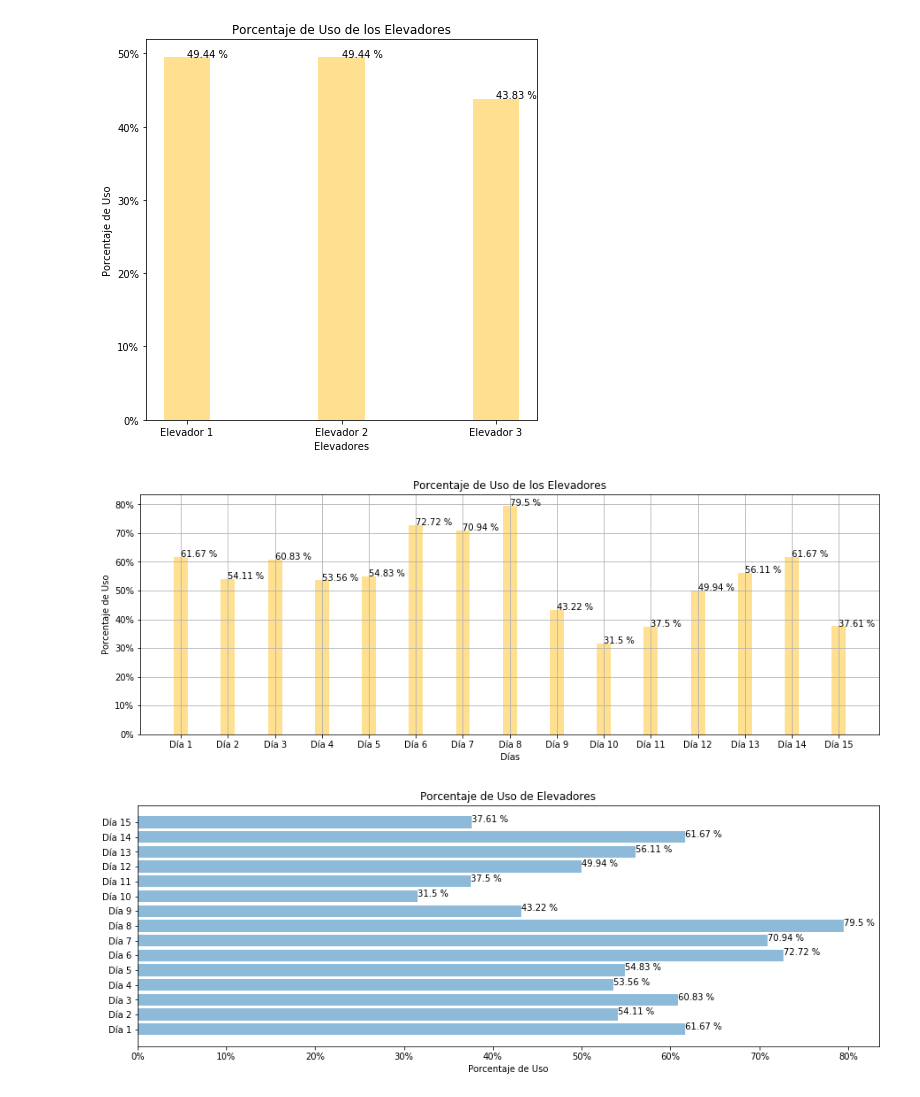
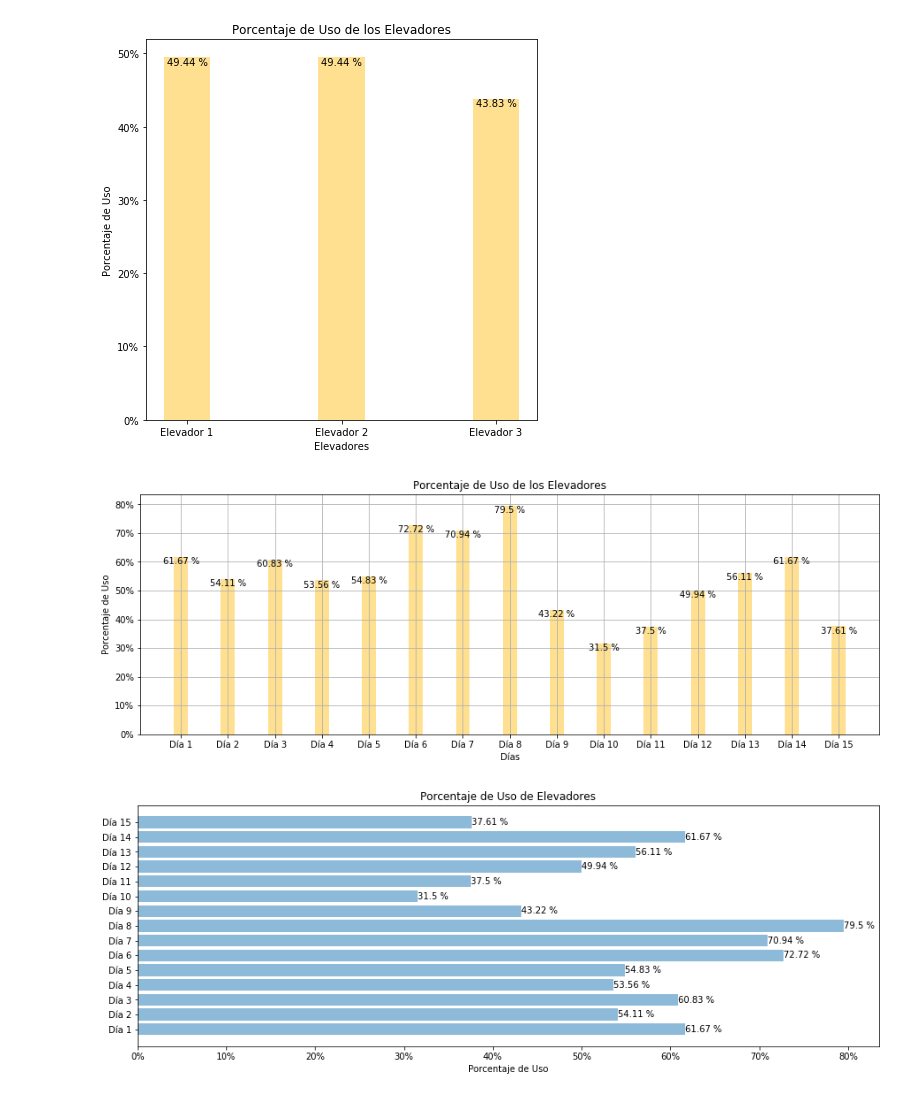
Before and after one commit to ivanjavierparra/tp-final-mys-taller-mecanico, a Jupyter notebook: Graficos.ipynb, the cells around one changed output. Cells and saved outputs as stored; diff of their text form; code cells hidden in the pictures.

```diff
--- a/Graficos.ipynb
+++ b/Graficos.ipynb
@@ -101,7 +101,9 @@ ax.yaxis.set_major_formatter(PercentFormatter(xmax=100))
 
 # esto le pone a cada bar el valor que posee
 for a,b in zip(elevadores, dataset):
-    plt.text(a, b, str(b) + " %")
+    plt.text(a, b, str(b) + " %",verticalalignment='top',horizontalalignment='center')
+
+
 
 
 
@@ -119,7 +121,7 @@ plt.ylabel("Porcentaje de Uso")
 
 plt.show()
 # %% [output]
-[figure, old version]
+[figure, new version]
 # %%
 ############ GRÁFICO 2 - Opción 1 ############
 
@@ -150,36 +152,36 @@ ax.yaxis.set_major_formatter(PercentFormatter(xmax=100))
 
 # esto le pone a cada bar el valor que posee
 for a,b in zip(date, dataset):
-    plt.text(a, b, str(b) + " %")
+    plt.text(a, b, str(b) + " %",verticalalignment='top',horizontalalignment='center')
 
 
 # Creo el grafico de barras
 plt.bar(date,dataset,color='#FFC222',width=0.30, alpha=0.5)
 labels = []
 for i in range(DIAS):
     j = i + 1
     labels.append("Día {0}".format(j))
 plt.xticks(date,labels)
 
 
 
 
 
 # titulos
 
 plt.title("Porcentaje de Uso de los Elevadores")
 plt.xlabel("Días")
 plt.ylabel("Porcentaje de Uso")
 
 #plt.figure(figsize=(100,100))
 
 #plt.savefig('fig1.png', dpi = 300)
 # seteo los
 plt.grid()
 
 plt.show()
 # %% [output]
-[figure, old version]
+[figure, new version]
 # %%
 ############ GRÁFICO 2 - Opción 2 ############
 
```
Also changed, not shown: parts of 2 cells of this notebook.
